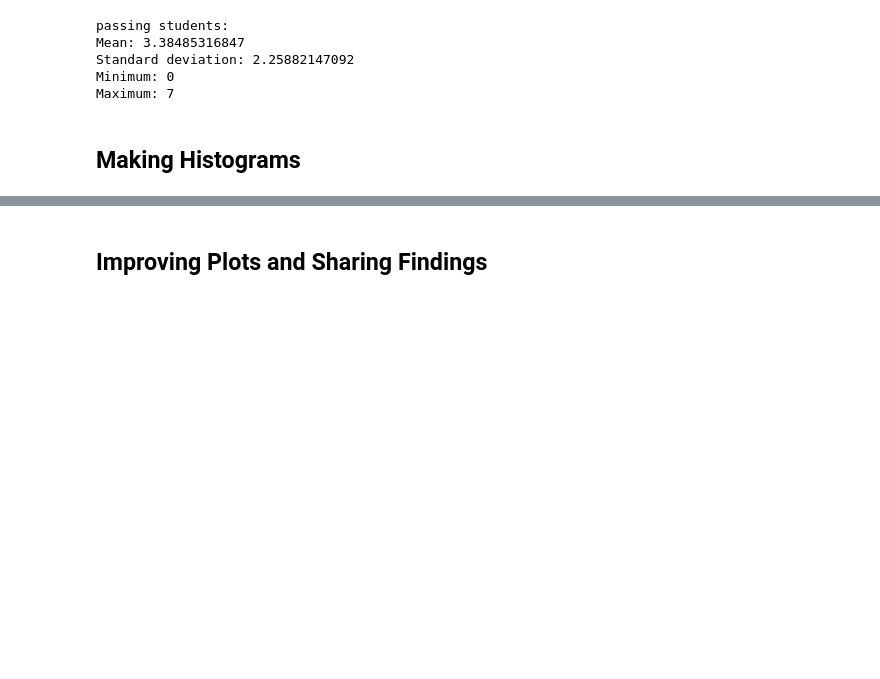
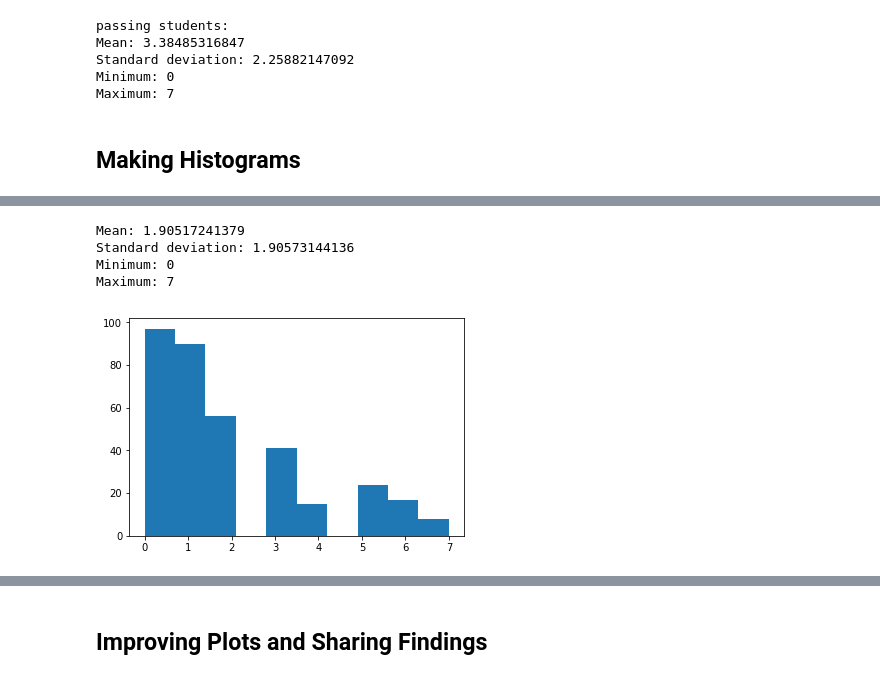
Before and after one commit to zhengweiyu/L1_Starter_Code, a Jupyter notebook: L1_Starter_Code.ipynb, the cells around one changed output, grey strips where cells are left out. Saved outputs shown, nothing was run; the diff lists cells and outputs as text; code cells hidden in the pictures; blank space fills up the shorter version.

```diff
--- a/L1_Starter_Code.ipynb
+++ b/L1_Starter_Code.ipynb
@@ -612,0 +635,8 @@ describe_data(data)
+# %%
+describe_data(non_passing_visits.values())
+# %% [output]
+Mean: 1.90517241379
+Standard deviation: 1.90573144136
+Minimum: 0
+Maximum: 7
+[figure, added]
```
Also changed, not shown: parts of 12 cells of this notebook.
